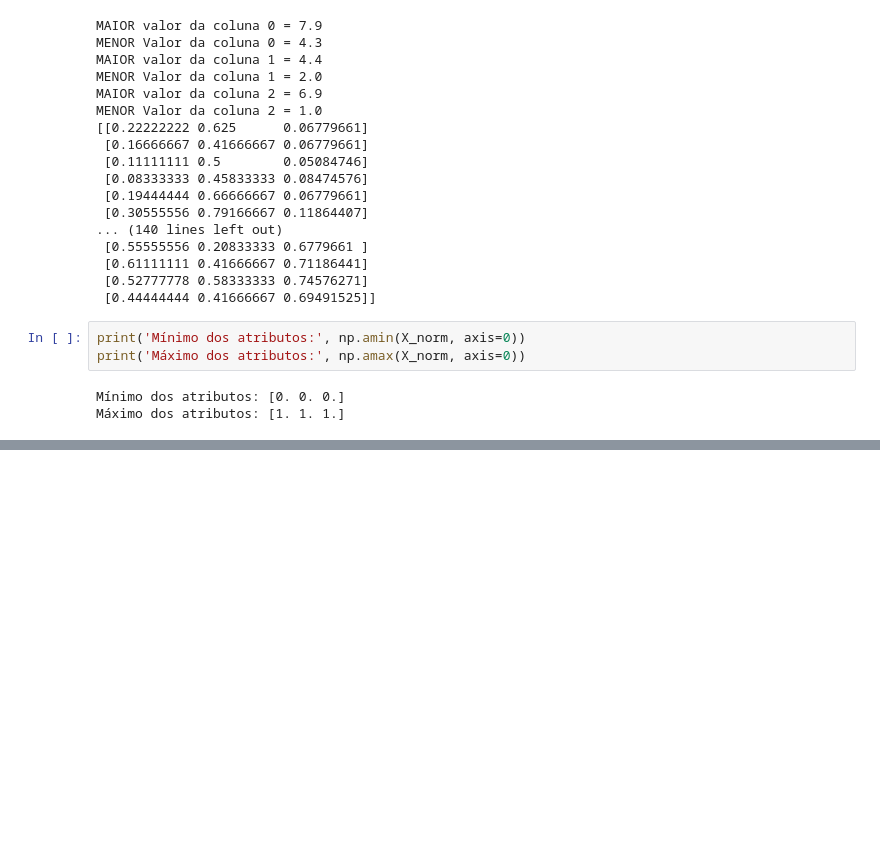
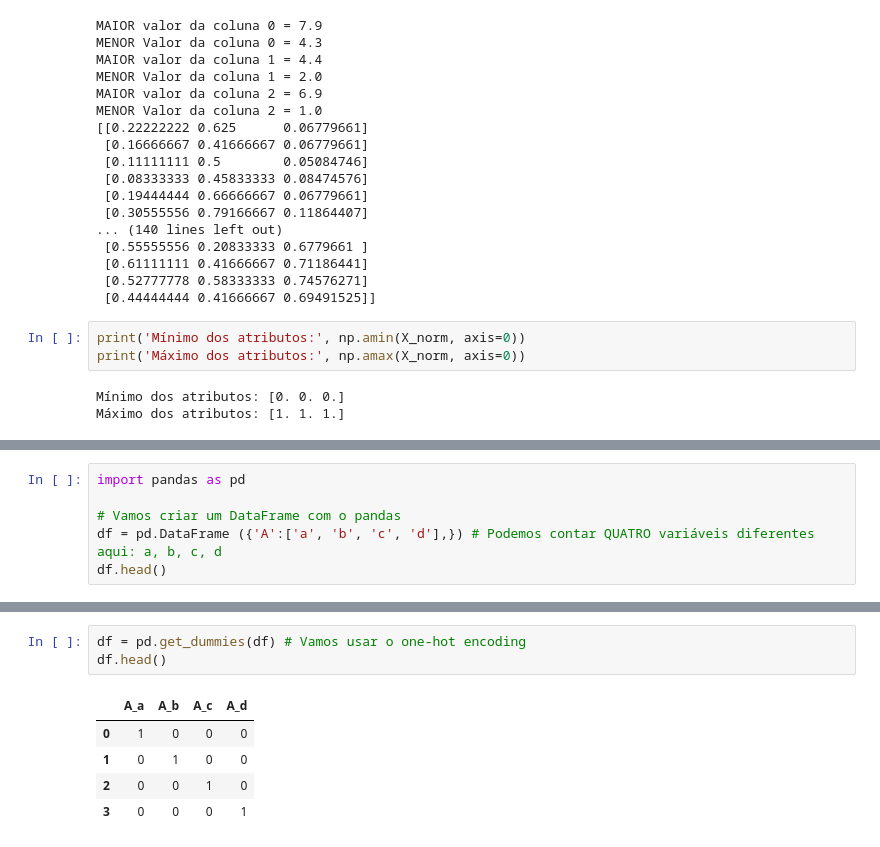
Before and after one commit to dantebarross/vamos-programar, a Jupyter notebook: Ciência de Dados/1. Como preparar e transformar dados usando Python.ipynb, the cells around one changed output, grey strips where cells are left out. Cells and saved outputs as stored; diff of their text form; blank space fills up the shorter version.

```diff
--- a/Ciência de Dados/1. Como preparar e transformar dados usando Python.ipynb
+++ b/Ciência de Dados/1. Como preparar e transformar dados usando Python.ipynb
@@ -278,0 +473,6 @@ A **Padronização** de dados possui o mesmo objetivo que a **Normalização**,
+# %%
+import pandas as pd
+
+# Vamos criar um DataFrame com o pandas
+df = pd.DataFrame ({'A':['a', 'b', 'c', 'd'],}) # Podemos contar QUATRO variáveis diferentes aqui: a, b, c, d
+df.head()
@@ -278,0 +485,9 @@ A **Padronização** de dados possui o mesmo objetivo que a **Normalização**,
+# %%
+df = pd.get_dummies(df) # Vamos usar o one-hot encoding
+df.head()
+# %% [output]
+|  | A_a | A_b | A_c | A_d |
+| 0 | 1 | 0 | 0 | 0 |
+| 1 | 0 | 1 | 0 | 0 |
+| 2 | 0 | 0 | 1 | 0 |
+| 3 | 0 | 0 | 0 | 1 |
```
Also changed, not shown: parts of 24 cells of this notebook, 2 other files.
